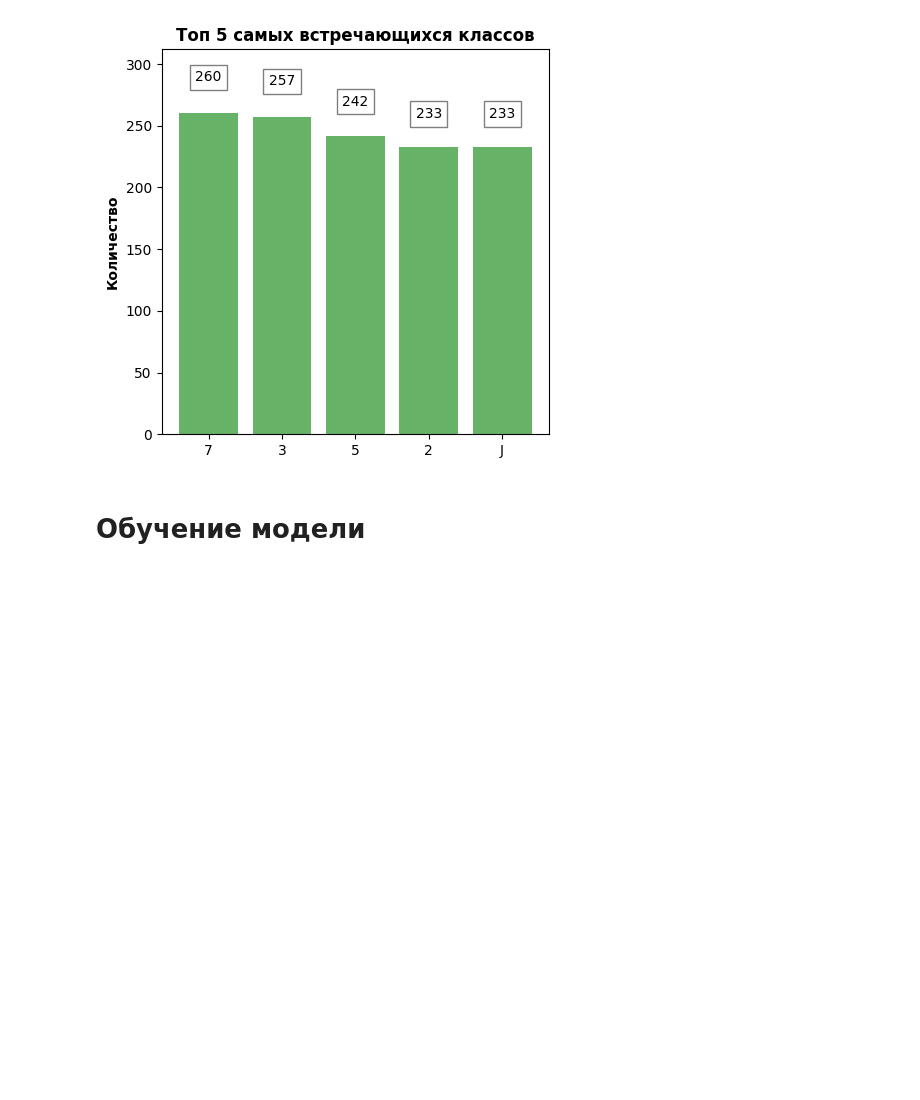
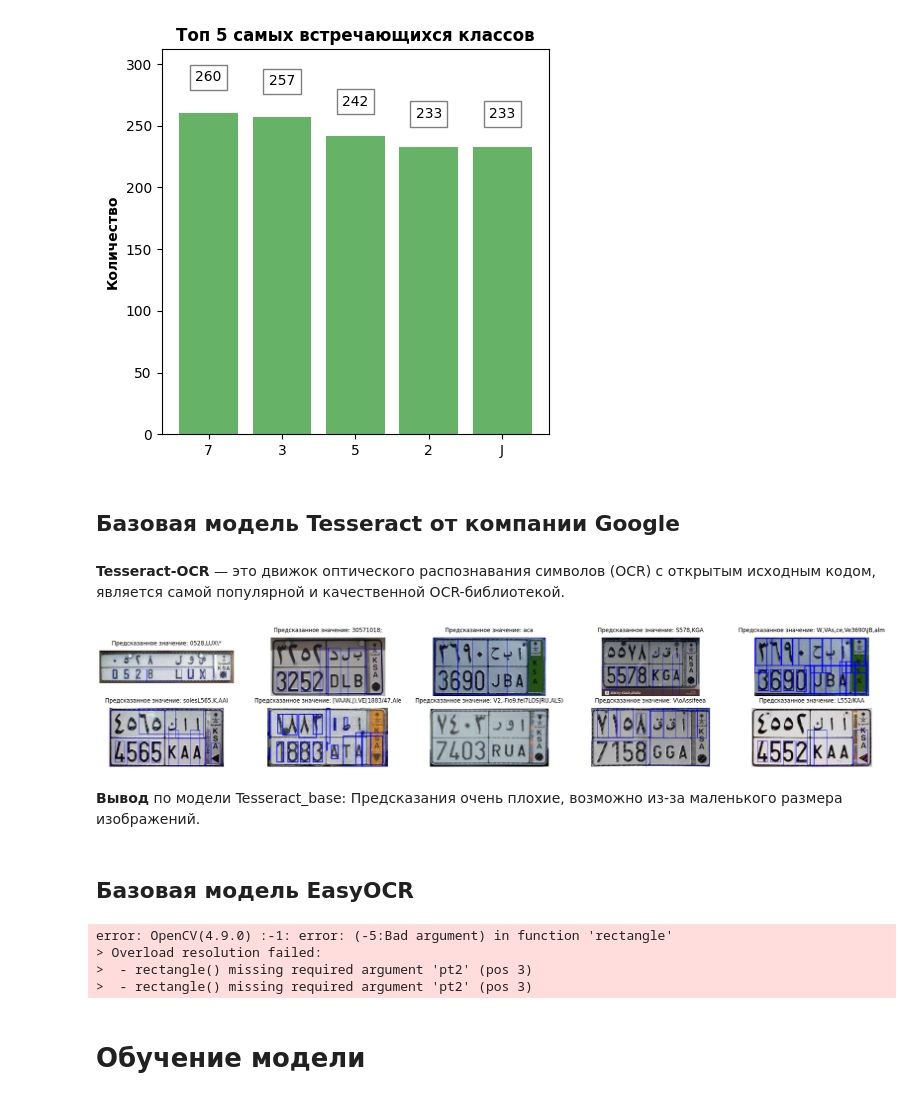
Before and after one commit to makea2018/Test-CV-Rutcod, a Jupyter notebook: notebook.ipynb, the cells around one changed output. Cells and saved outputs as stored; diff of their text form; code cells hidden in the pictures; blank space fills up the shorter version.

Commit message:
Добавил распознавание символов Base Tesseract Model

```diff
--- a/notebook.ipynb
+++ b/notebook.ipynb
@@ -31,12 +45,12 @@ set(map(lambda x: x.split('.')[-1], os.listdir(train_dataset_path)))
 {'jpeg', 'png', 'txt', 'xml'}
 # %%
 # Отсортируем данные обучающей выборки по названиям файлов
-traind_folder = [x for x in sorted(os.listdir(train_dataset_path)) if not x.endswith('.txt')]
+train_folder = [x for x in sorted(os.listdir(train_dataset_path)) if not x.endswith('.txt')]
 # %%
 # Словарь, где ключ - путь до картинки, значение - путь до xml файла выбранной картинки
 data_dict = {}
-for i in range(0, len(traind_folder), 2):
-    data_dict[traind_folder[i]] = traind_folder[i+1]
+for i in range(0, len(train_folder), 2):
+    data_dict[train_folder[i]] = train_folder[i+1]
 # %%
 list(data_dict.items())[:3]
 # %% [output]
@@ -156,6 +170,63 @@ plt.title('Топ 5 самых встречающихся классов', weigh
 plt.show()
 # %% [output]
 [figure]
+# %% [markdown]
+## Базовая модель Tesseract от компании Google
+# %% [markdown]
+**Tesseract-OCR** — это движок оптического распознавания символов (OCR) с открытым исходным кодом, является самой популярной и качественной OCR-библиотекой.
+# %%
+# Определение символов на знаках базовой моделью Tesseract
+def draw_boxes_tesseract(img_file_name: str, tesseract_configs: str = tesseract_configs):
+    # Считываем изображение
+    img = cv2.imread(img_file_name)
+    # Размеры изображения
+    hImg, _, _ = img.shape
+    boxes = pytesseract.image_to_boxes(img,
+                                       config=tesseract_configs)
+    for i in boxes.splitlines():
+        i = i.split(' ')
+
+        x, y, w, h = int(i[1]), int(i[2]), int(i[3]), int(i[4])
+
+        # Нанесение границ вокруг предсказанного символа
+        cv2.rectangle(img, (x, hImg - y), (w, hImg - h), (0, 0, 255), 1)
+
+    return img
+# %%
+def visualize_base_tesseract_preds(data: List[str], N: int = 10, tesseract_configs: str = tesseract_configs):
+    plt.figure(figsize=(30, N / 2))
+
+    for i in range(N):
+        # Построение рамок вокруг предсказанных символов
+        img = draw_boxes_tesseract(data[i])
+
+        plt.subplot(ceil(N / 5), 5, i+1)
+        plt.axis('Off')
+
+        # Предсказанные символы
+        pred_label = ','.join(pytesseract.image_to_string(train_jpeg_files[i], config=tesseract_configs).replace('\n', '').split(' '))
+        plt.imshow(img)
+        plt.title(f"Предсказанное значение: {pred_label}", pad=12)
+
+    plt.show()
+# %%
+visualize_base_tesseract_preds(train_jpeg_files)
+# %% [output]
+[figure, added]
+# %% [markdown]
+**Вывод** по модели Tesseract_base: Предсказания очень плохие, возможно из-за маленького размера изображений.
+# %% [markdown]
+## Базовая модель EasyOCR
+# %%
+img = cv2.imread(train_jpeg_files[0])
+reader.readtext(img)[4]
+cv2.rectangle(img, reader.readtext(img)[4][0])
+plt.imshow(img)
+# %% [output]
+error: OpenCV(4.9.0) :-1: error: (-5:Bad argument) in function 'rectangle'
+> Overload resolution failed:
+>  - rectangle() missing required argument 'pt2' (pos 3)
+>  - rectangle() missing required argument 'pt2' (pos 3)
 # %% [markdown]
 # Обучение модели
 # %% [markdown]
```
Also changed, not shown: parts of 6 cells of this notebook.
